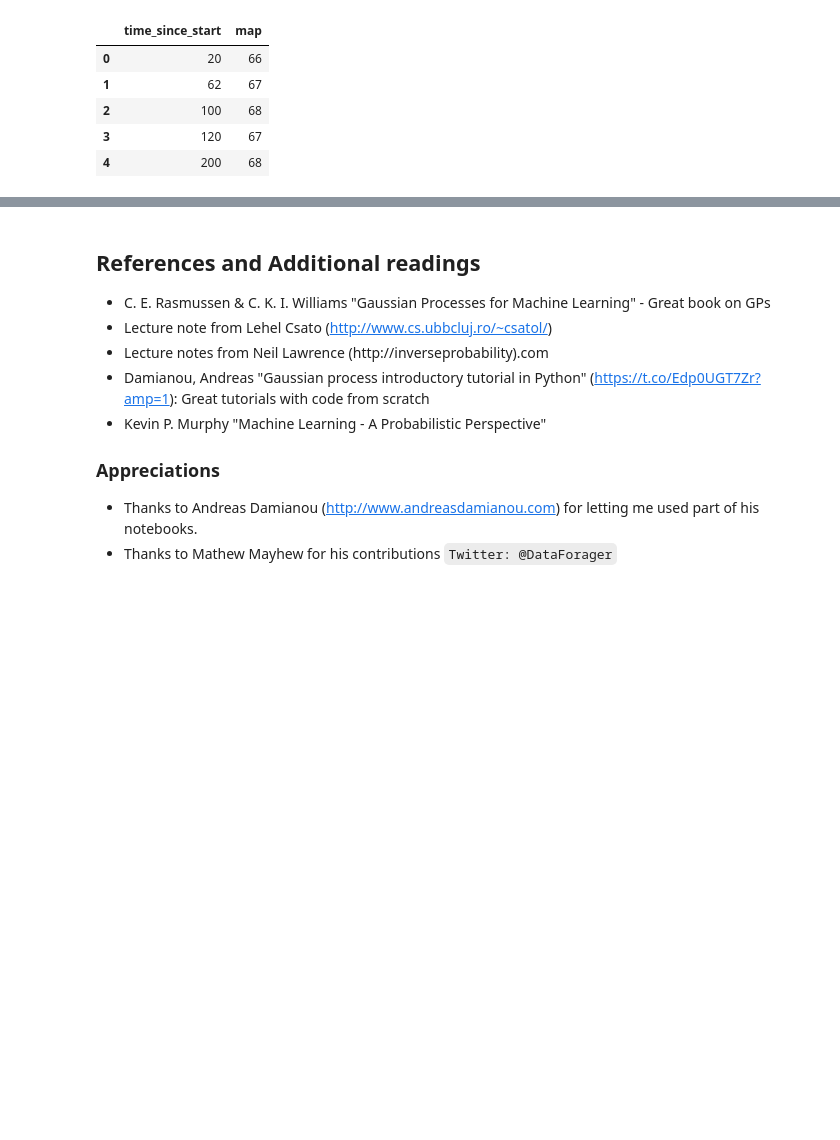
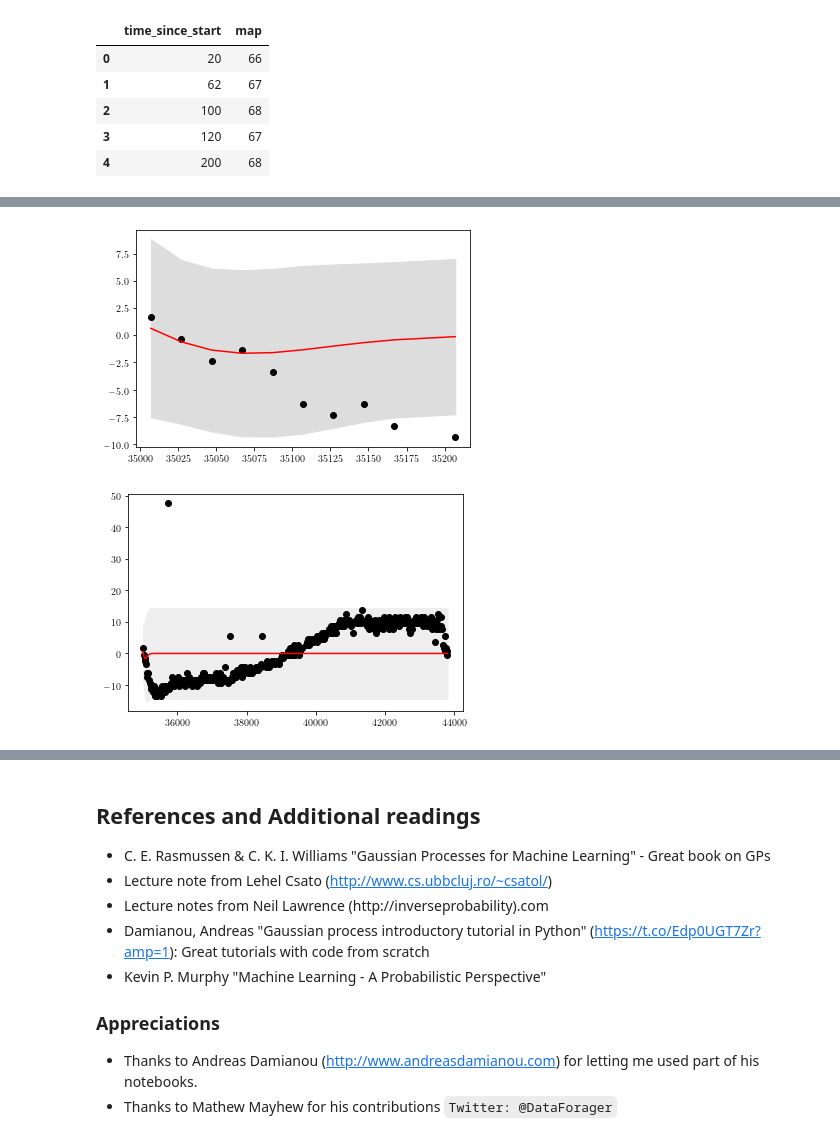
Before and after one commit to charlesity/talks_presentations, a Jupyter notebook: Gaussian Processes Intro DSA Kampala 2020/Gaussian Processes.ipynb, the cells around one changed output, grey strips where cells are left out. Saved outputs shown, nothing was run; the diff lists cells and outputs as text; code cells hidden in the pictures; blank space fills up the shorter version.

```diff
--- a/Gaussian Processes Intro DSA Kampala 2020/Gaussian Processes.ipynb
+++ b/Gaussian Processes Intro DSA Kampala 2020/Gaussian Processes.ipynb
@@ -1129,0 +1168,29 @@ m = GPy.models.GPRegression(X=Xtr, Y=Ytr, kernel=k)
+# %%
+pred_Y,pred_Y_var = m.predict(test_X)
+
+std_test =np.sqrt(pred_Y_var[:,0])
+
+plt.plot(test_X[:10],test_Y[:10],'ok')
+plt.plot(test_X[:10],pred_Y[:10],'-r')
+
+plt.fill_between(x = test_X[:10,0], y1=(pred_Y[:10, 0]-2*std[:10])
+                         , y2 = (pred_Y[:10, 0]+ 2*std[:10])
+                         , color="#dddddd", label ="variance")
+
+
+plt.figure()
+
+plt.plot(test_X,test_Y,'ok')
+plt.plot(test_X,pred_Y,'-r')
+
+
+
+plt.fill_between(x = test_X[:,0], y1=(pred_Y[:, 0]-2*std_test)
+                         , y2 = (pred_Y[:, 0]+ 2*std_test)
+                         , color="#eeeeee", label ="variance")
+
+
+plt.show()
+# %% [output]
+[figure, added]
+[figure, added]
```
Also changed, not shown: parts of 35 cells of this notebook.
